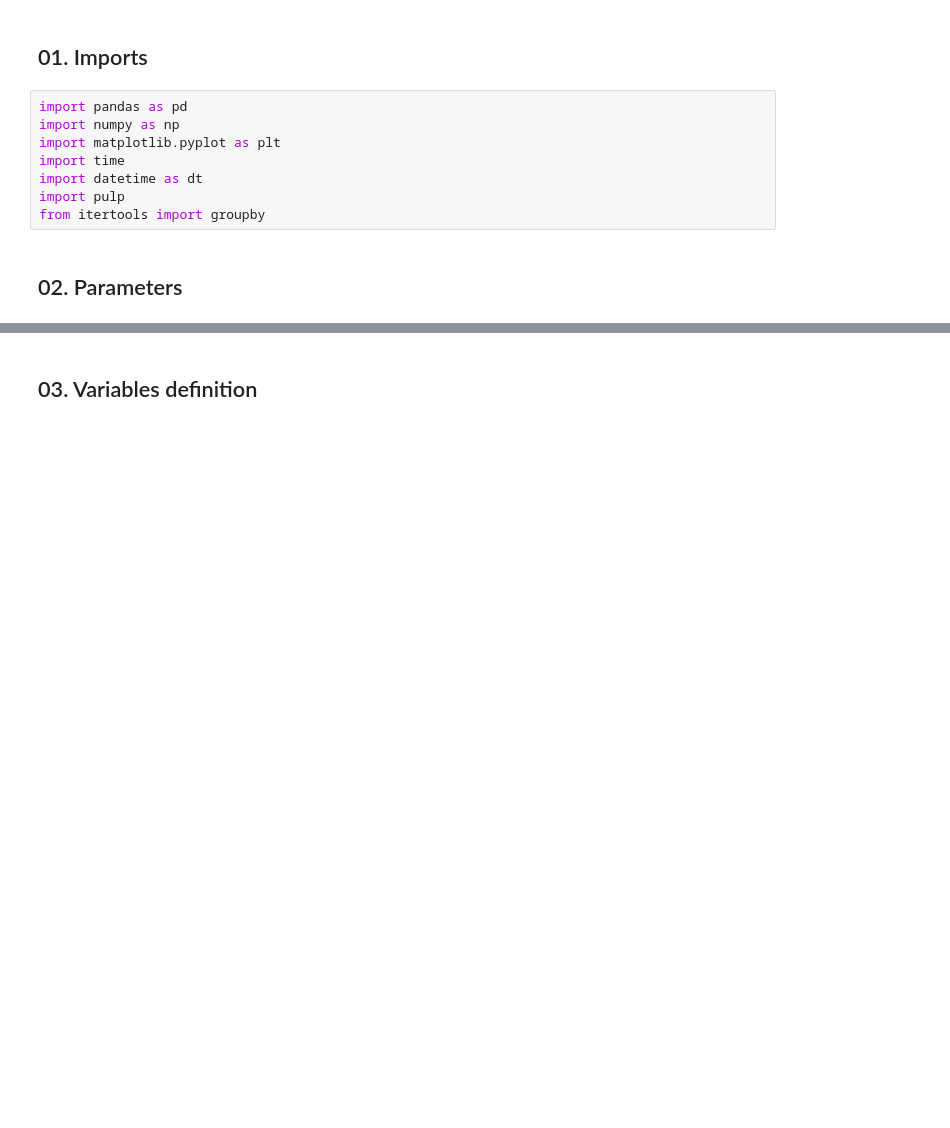
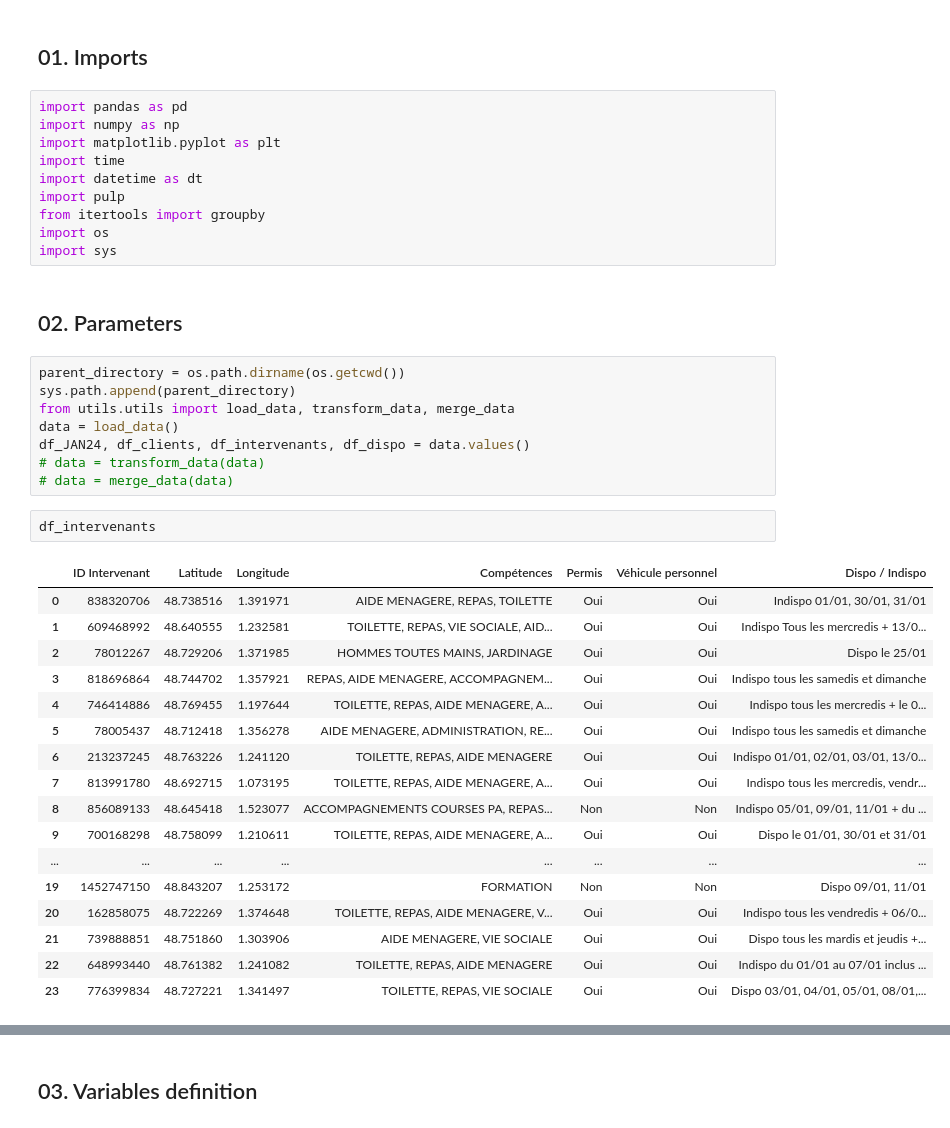
Before and after one commit to gplassais/data_4_health, a Jupyter notebook: notebooks/optim_gaspard.ipynb, the cells around one changed output, grey strips where cells are left out. Saved outputs shown, nothing was run; the diff lists cells and outputs as text; blank space fills up the shorter version.

```diff
--- a/notebooks/optim_gaspard.ipynb
+++ b/notebooks/optim_gaspard.ipynb
@@ -10,5 +10,35 @@ import time
 import datetime as dt
 import pulp
 from itertools import groupby
+import os
+import sys
 # %% [markdown]
 ## 02. Parameters
+# %%
+parent_directory = os.path.dirname(os.getcwd())
+sys.path.append(parent_directory)
+from utils.utils import load_data, transform_data, merge_data
+data = load_data()
+df_JAN24, df_clients, df_intervenants, df_dispo = data.values()
+# data = transform_data(data)
+# data = merge_data(data)
+# %%
+df_intervenants
+# %% [output]
+|  | ID Intervenant | Latitude | Longitude | Compétences | Permis | Véhicule personnel | Dispo / Indispo |
+| 0 | 838320706 | 48.738516 | 1.391971 | AIDE MENAGERE, REPAS, TOILETTE | Oui | Oui | Indispo 01/01, 30/01, 31/01 |
+| 1 | 609468992 | 48.640555 | 1.232581 | TOILETTE, REPAS, VIE SOCIALE, AID... | Oui | Oui | Indispo Tous les mercredis + 13/0... |
+| 2 | 78012267 | 48.729206 | 1.371985 | HOMMES TOUTES MAINS, JARDINAGE | Oui | Oui | Dispo le 25/01 |
+| 3 | 818696864 | 48.744702 | 1.357921 | REPAS, AIDE MENAGERE, ACCOMPAGNEM... | Oui | Oui | Indispo tous les samedis et dimanche |
+| 4 | 746414886 | 48.769455 | 1.197644 | TOILETTE, REPAS, AIDE MENAGERE, A... | Oui | Oui | Indispo tous les mercredis + le 0... |
+| 5 | 78005437 | 48.712418 | 1.356278 | AIDE MENAGERE, ADMINISTRATION, RE... | Oui | Oui | Indispo tous les samedis et dimanche |
+| 6 | 213237245 | 48.763226 | 1.241120 | TOILETTE, REPAS, AIDE MENAGERE | Oui | Oui | Indispo 01/01, 02/01, 03/01, 13/0... |
+| 7 | 813991780 | 48.692715 | 1.073195 | TOILETTE, REPAS, AIDE MENAGERE, A... | Oui | Oui | Indispo tous les mercredis, vendr... |
+| 8 | 856089133 | 48.645418 | 1.523077 | ACCOMPAGNEMENTS COURSES PA, REPAS... | Non | Non | Indispo 05/01, 09/01, 11/01 + du ... |
+| 9 | 700168298 | 48.758099 | 1.210611 | TOILETTE, REPAS, AIDE MENAGERE, A... | Oui | Oui | Dispo le 01/01, 30/01 et 31/01 |
+| ... | ... | ... | ... | ... | ... | ... | ... |
+| 19 | 1452747150 | 48.843207 | 1.253172 | FORMATION | Non | Non | Dispo 09/01, 11/01 |
+| 20 | 162858075 | 48.722269 | 1.374648 | TOILETTE, REPAS, AIDE MENAGERE, V... | Oui | Oui | Indispo tous les vendredis + 06/0... |
+| 21 | 739888851 | 48.751860 | 1.303906 | AIDE MENAGERE, VIE SOCIALE | Oui | Oui | Dispo tous les mardis et jeudis +... |
+| 22 | 648993440 | 48.761382 | 1.241082 | TOILETTE, REPAS, AIDE MENAGERE | Oui | Oui | Indispo du 01/01 au 07/01 inclus ... |
+| 23 | 776399834 | 48.727221 | 1.341497 | TOILETTE, REPAS, VIE SOCIALE | Oui | Oui | Dispo 03/01, 04/01, 05/01, 08/01,... |
```
Also changed, not shown: parts of 24 cells of this notebook.
